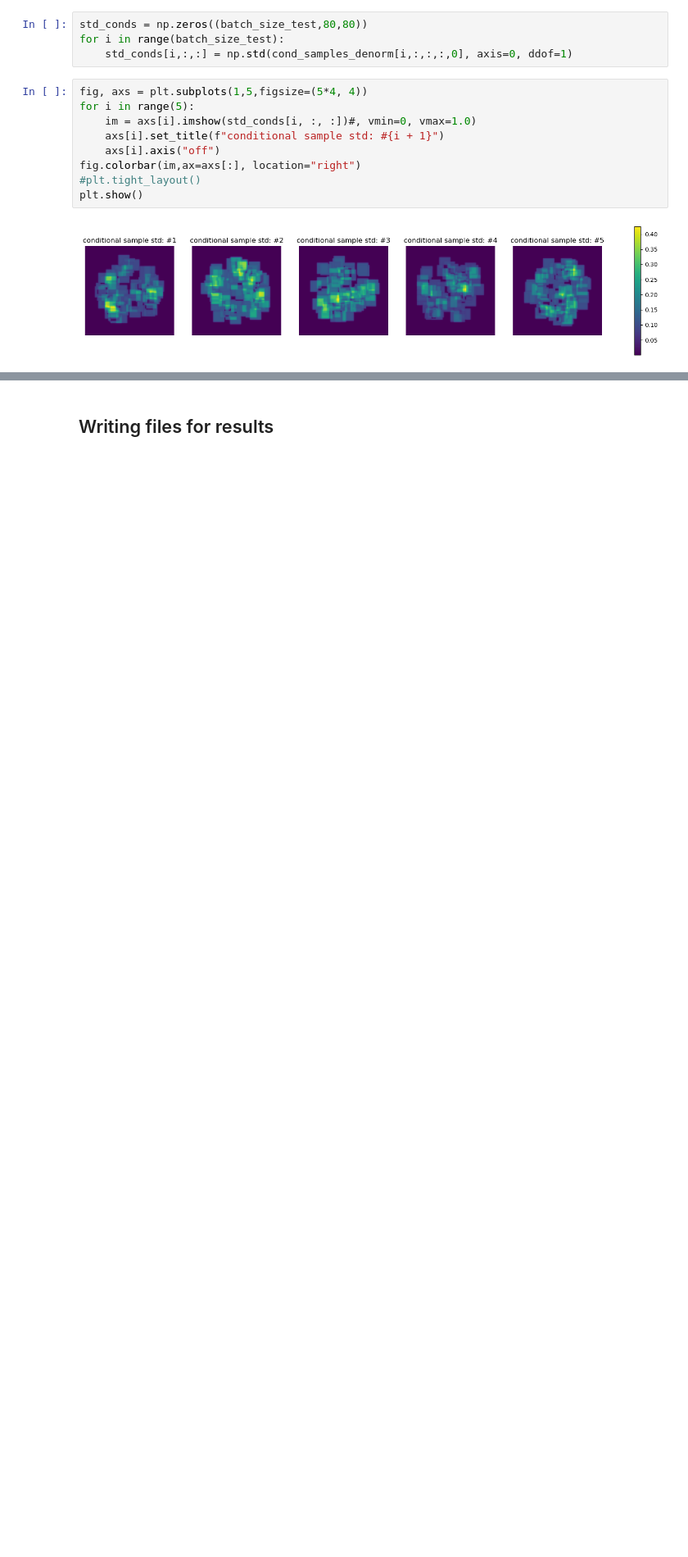
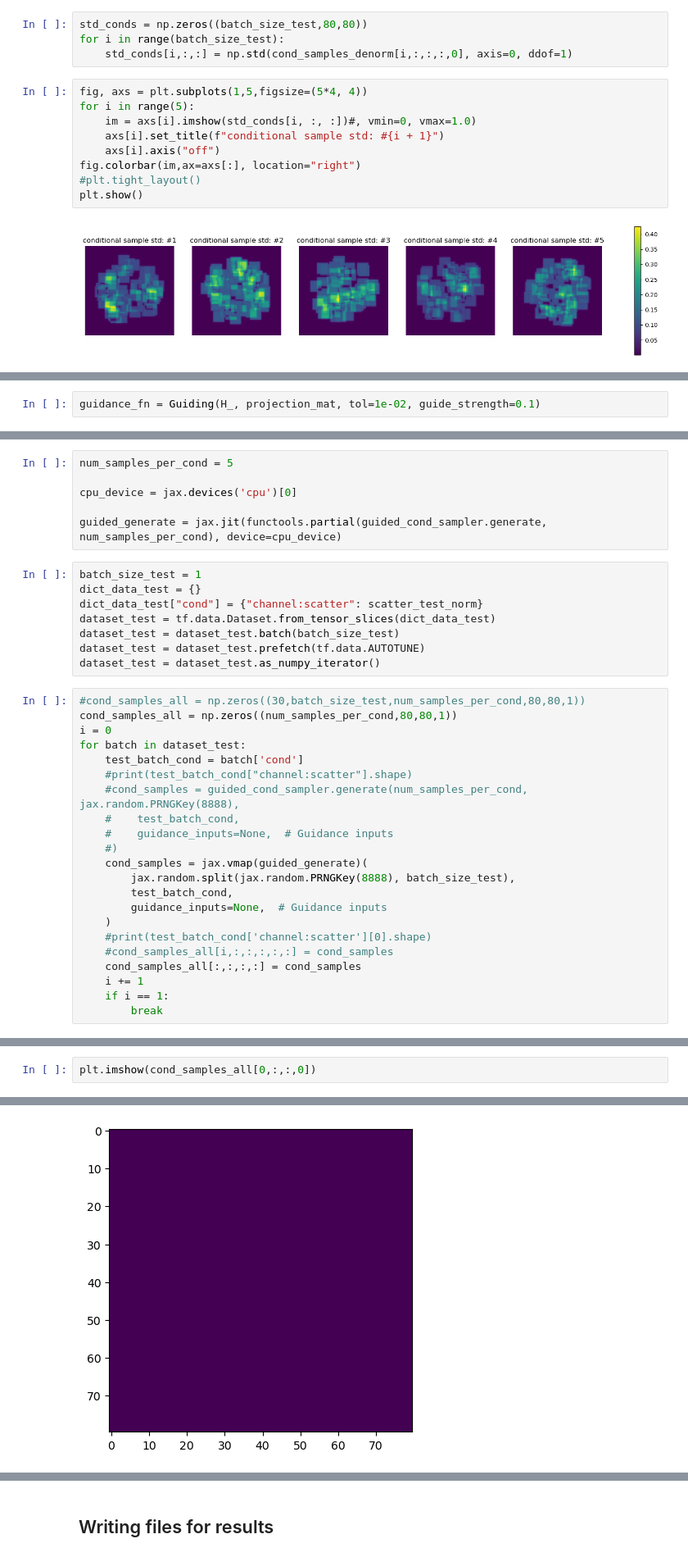
Before and after one commit to maguerrap/Inverse_Scattering, a Jupyter notebook: Notebooks/guided_diffusion_conditional.ipynb, the cells around one changed output, grey strips where cells are left out. Shown at 82% size. Cells and saved outputs as stored; diff of their text form; blank space fills up the shorter version.

```diff
--- a/Notebooks/guided_diffusion_conditional.ipynb
+++ b/Notebooks/guided_diffusion_conditional.ipynb
@@ -475,0 +558,2 @@ plt.show()
+# %%
+guidance_fn = Guiding(H_, projection_mat, tol=1e-02, guide_strength=0.1)
@@ -475,0 +577,36 @@ plt.show()
+# %%
+num_samples_per_cond = 5
+
+cpu_device = jax.devices('cpu')[0]
+
+guided_generate = jax.jit(functools.partial(guided_cond_sampler.generate, num_samples_per_cond), device=cpu_device)
+# %%
+batch_size_test = 1
+dict_data_test = {}
+dict_data_test["cond"] = {"channel:scatter": scatter_test_norm}
+dataset_test = tf.data.Dataset.from_tensor_slices(dict_data_test)
+dataset_test = dataset_test.batch(batch_size_test)
+dataset_test = dataset_test.prefetch(tf.data.AUTOTUNE)
+dataset_test = dataset_test.as_numpy_iterator()
+# %%
+#cond_samples_all = np.zeros((30,batch_size_test,num_samples_per_cond,80,80,1))
+cond_samples_all = np.zeros((num_samples_per_cond,80,80,1))
+i = 0
+for batch in dataset_test:
+    test_batch_cond = batch['cond']
+    #print(test_batch_cond["channel:scatter"].shape)
+    #cond_samples = guided_cond_sampler.generate(num_samples_per_cond, jax.random.PRNGKey(8888),
+    #    test_batch_cond,
+    #    guidance_inputs=None,  # Guidance inputs
+    #)
+    cond_samples = jax.vmap(guided_generate)(
+        jax.random.split(jax.random.PRNGKey(8888), batch_size_test),
+        test_batch_cond,
+        guidance_inputs=None,  # Guidance inputs
+    )
+    #print(test_batch_cond['channel:scatter'][0].shape)
+    #cond_samples_all[i,:,:,:,:,:] = cond_samples
+    cond_samples_all[:,:,:,:] = cond_samples
+    i += 1
+    if i == 1:
+        break
@@ -475,0 +639,3 @@ plt.show()
+# %%
+plt.imshow(cond_samples_all[0,:,:,0])
+# %% [output]
@@ -475,0 +643 @@ plt.show()
+[figure, added]
```
Also changed, not shown: parts of 53 cells of this notebook.
